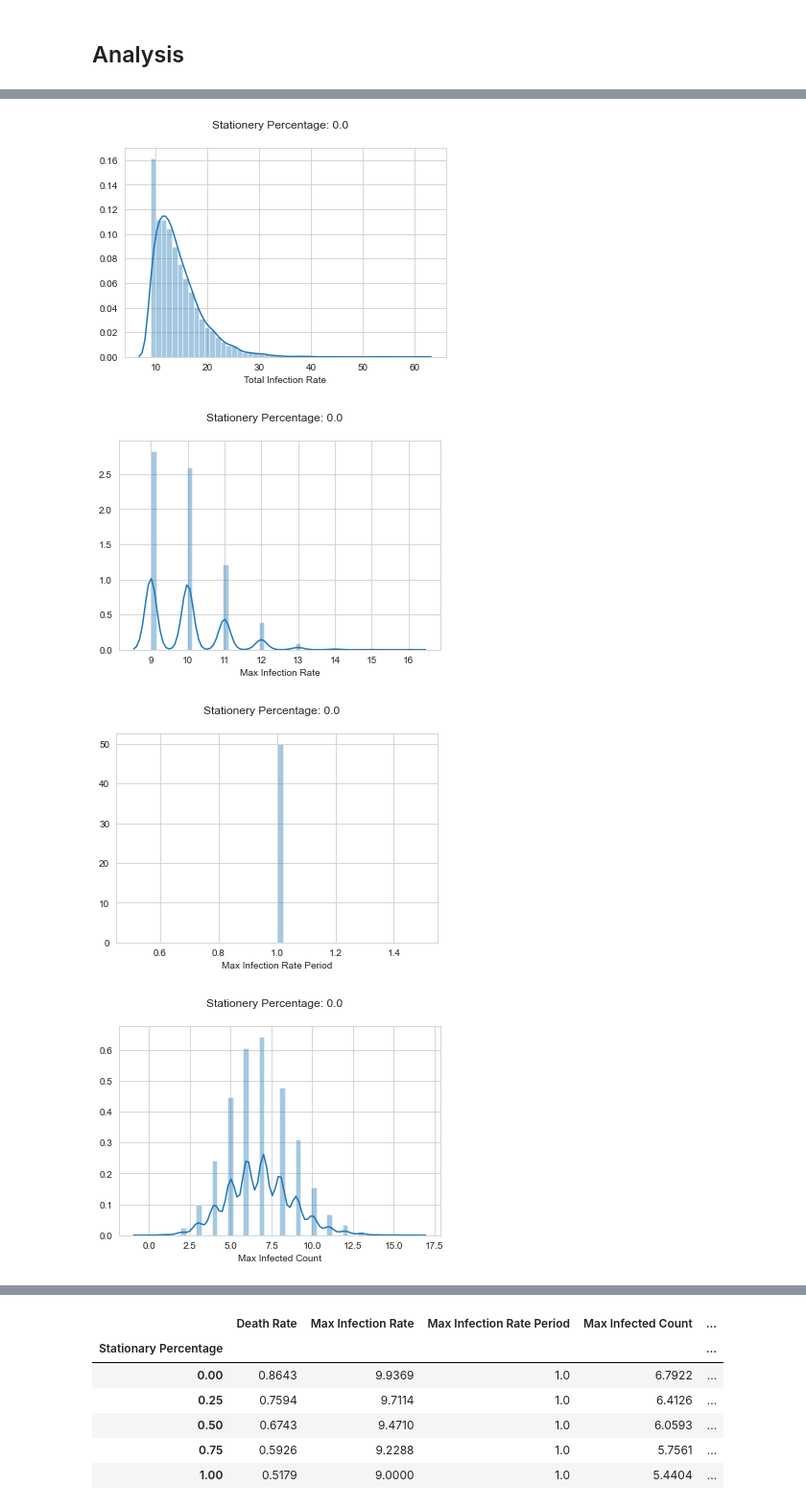
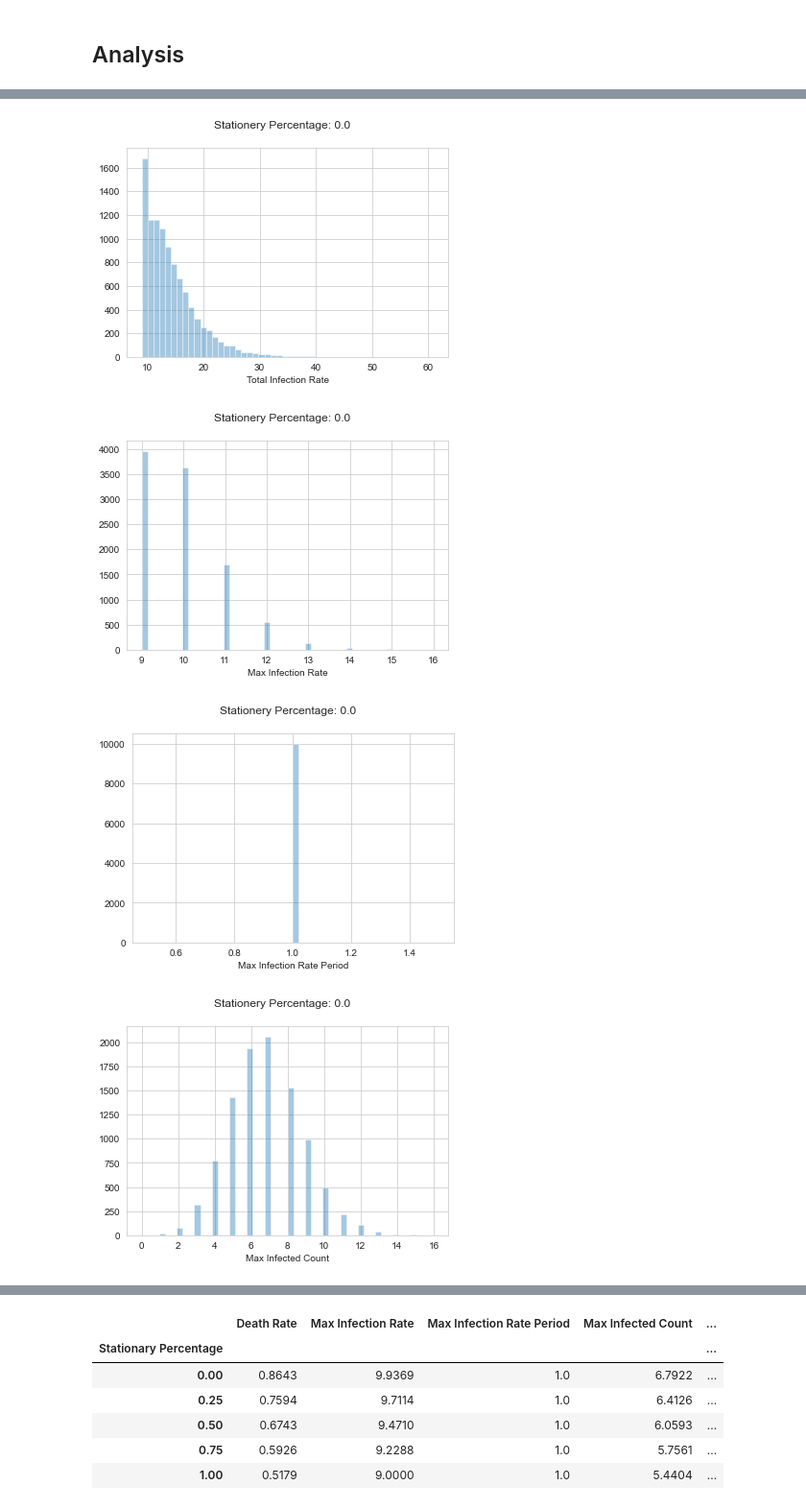
Before and after one commit to edopelawi/monte-carlo-covid19-socialdistancing, a Jupyter notebook: monte-carlo-sim.ipynb, the cells around one changed output, grey strips where cells are left out. Shown at 96% size. Cells and saved outputs as stored; diff of their text form; code cells hidden in the pictures.

```diff
--- a/monte-carlo-sim.ipynb
+++ b/monte-carlo-sim.ipynb
@@ -222,7 +226,8 @@ def show_histogram_plot(stat_percentage):
 
 def show_category_histogram_plot(stat_percentage, dataframe, category):
 
-    sns.distplot(dataframe[category])
+    # To make the distribution shows the kernel distribution, change the kde value to True.
+    sns.distplot(dataframe[category], kde=False)
     plt.suptitle(f"Stationery Percentage: {stat_percentage}")
     plt.savefig(f"images/histogram_{category}_s{stat_percentage}.png")
     plt.show()
@@ -236,4 +241,4 @@ for stat_percentage in stationary_percentages:
-[figure, old version]
+[figure, new version]
-[figure, old version]
+[figure, new version]
-[figure, old version]
+[figure, new version]
-[figure, old version]
+[figure, new version]
```
Also changed, not shown: parts of 4 cells of this notebook.
